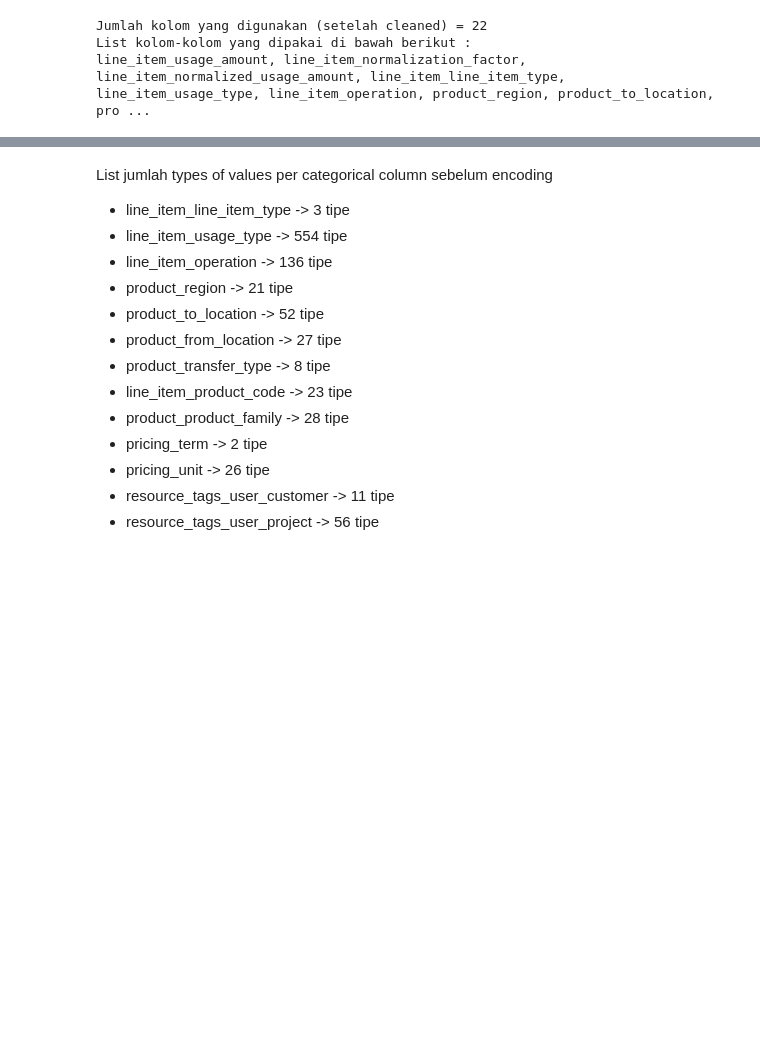
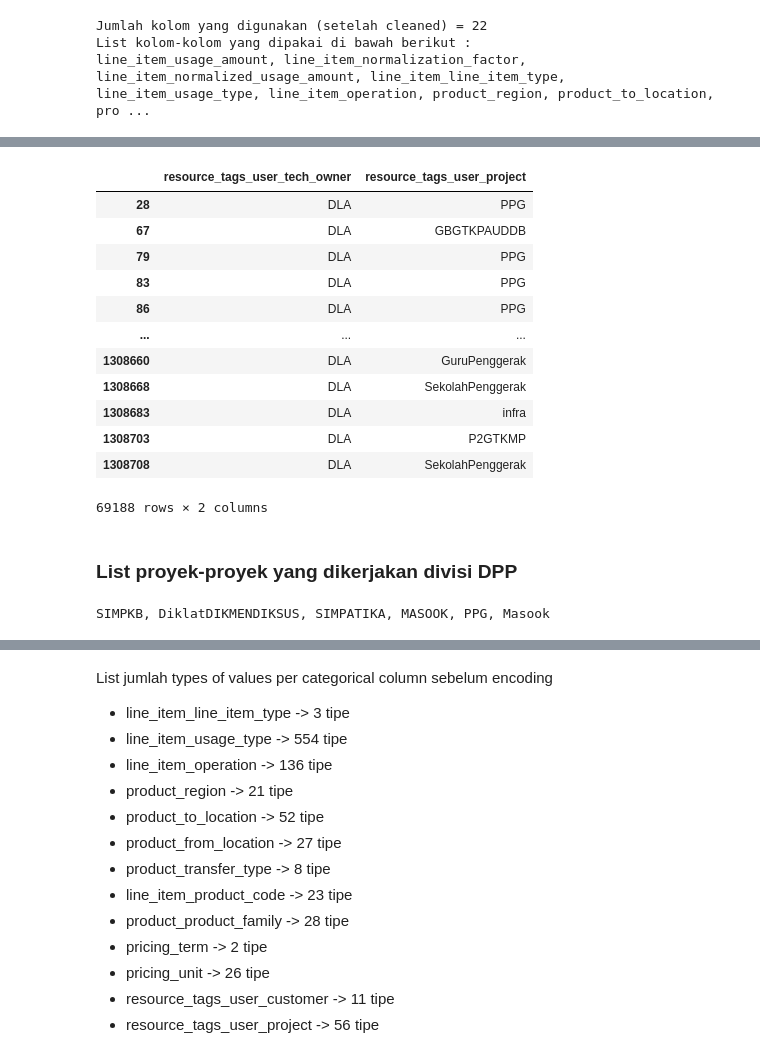
Before and after one commit to diyangraditya/thesis, a Jupyter notebook: Notebooks/test1b.ipynb, the cells around one changed output, grey strips where cells are left out. Cells and saved outputs as stored; diff of their text form; code cells hidden in the pictures; blank space fills up the shorter version.

```diff
--- a/Notebooks/test1b.ipynb
+++ b/Notebooks/test1b.ipynb
@@ -661,0 +721,25 @@ line_item_usage_amount, line_item_normalization_factor, line_item_normalized_usa
+# %%
+cari_dla[["resource_tags_user_tech_owner", "resource_tags_user_project"]]
+# %% [output]
+|  | resource_tags_user_tech_owner | resource_tags_user_project |
+| 28 | DLA | PPG |
+| 67 | DLA | GBGTKPAUDDB |
+| 79 | DLA | PPG |
+| 83 | DLA | PPG |
+| 86 | DLA | PPG |
+| ... | ... | ... |
+| 1308660 | DLA | GuruPenggerak |
+| 1308668 | DLA | SekolahPenggerak |
+| 1308683 | DLA | infra |
+| 1308703 | DLA | P2GTKMP |
+| 1308708 | DLA | SekolahPenggerak |
+69188 rows × 2 columns
+# %% [markdown]
+### List proyek-proyek yang dikerjakan divisi DPP
+# %%
+dpp = "DPP"
+cari_dpp = df_cleaned1[df_cleaned1['resource_tags_user_tech_owner'] == dpp]
+value_dpp = cari_dpp["resource_tags_user_project"].unique().tolist()
+print(*value_dpp, sep=', ')
+# %% [output]
+SIMPKB, DiklatDIKMENDIKSUS, SIMPATIKA, MASOOK, PPG, Masook
```
Also changed, not shown: parts of 15 cells of this notebook, 1 other file.
